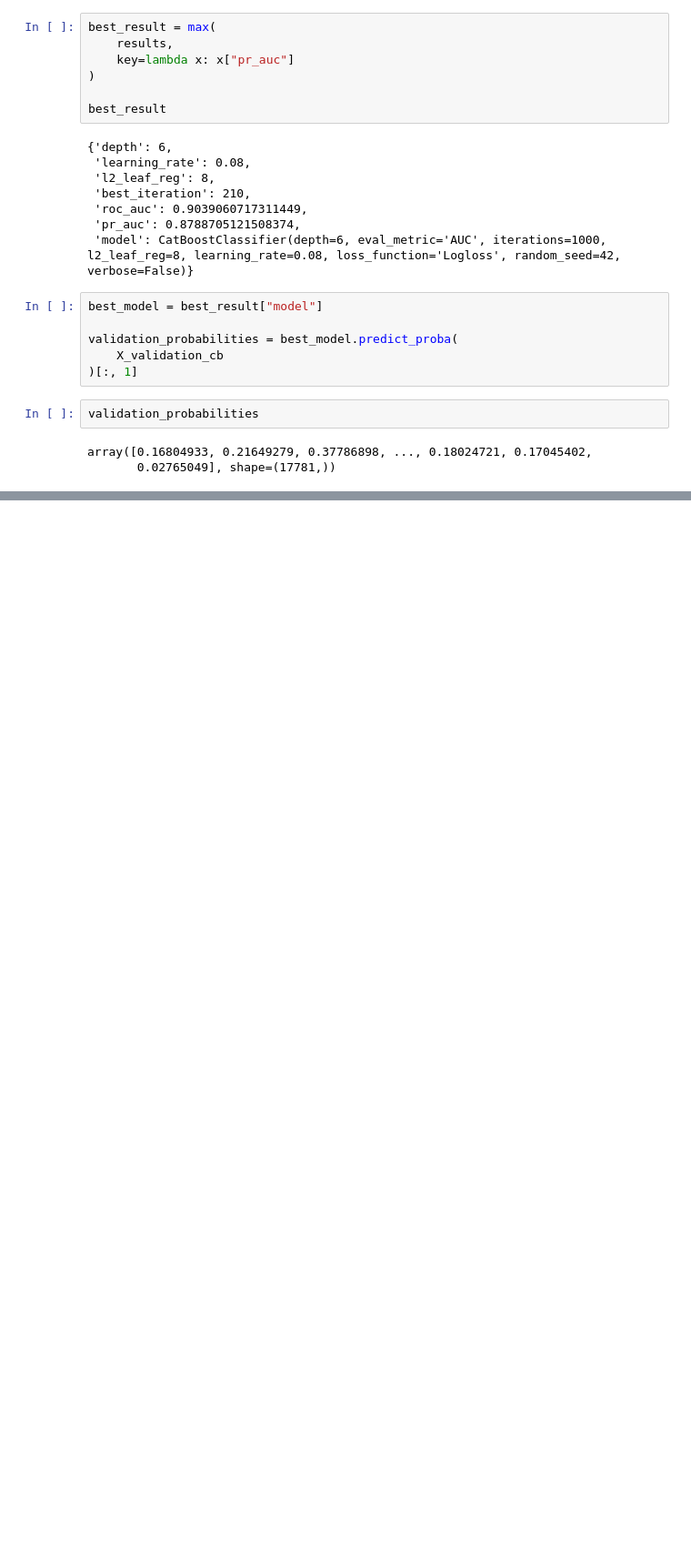
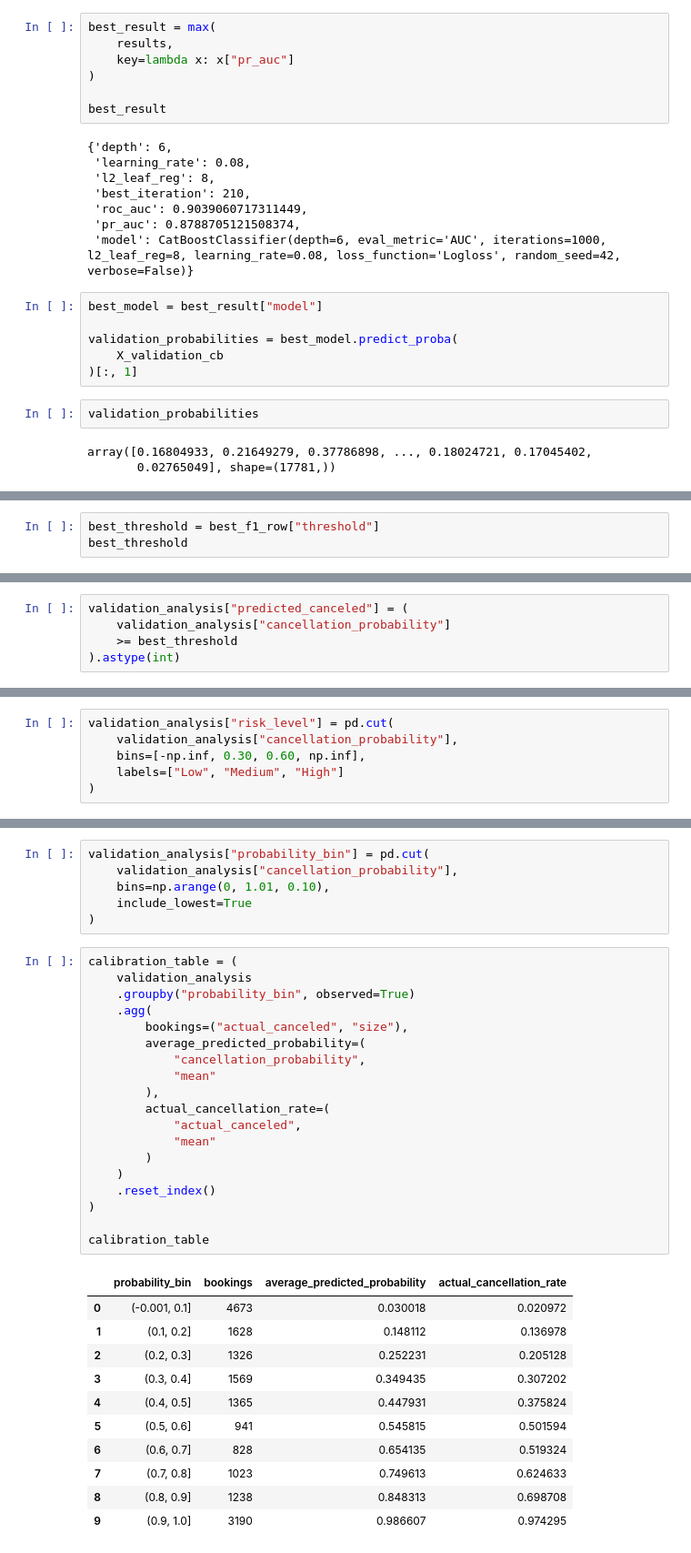
Before and after one commit to meezi123/BookingShield, a Jupyter notebook: notebooks/modeling_and_evaluation.ipynb, the cells around one changed output, grey strips where cells are left out. Shown at 91% size. Cells and saved outputs as stored; diff of their text form; blank space fills up the shorter version.

```diff
--- a/notebooks/modeling_and_evaluation.ipynb
+++ b/notebooks/modeling_and_evaluation.ipynb
@@ -787,0 +894,3 @@ array([0.16804933, 0.21649279, 0.37786898, ..., 0.18024721, 0.17045402,
+# %%
+best_threshold = best_f1_row["threshold"]
+best_threshold
@@ -787,0 +899,5 @@ array([0.16804933, 0.21649279, 0.37786898, ..., 0.18024721, 0.17045402,
+# %%
+validation_analysis["predicted_canceled"] = (
+    validation_analysis["cancellation_probability"]
+    >= best_threshold
+).astype(int)
@@ -787,0 +934,6 @@ array([0.16804933, 0.21649279, 0.37786898, ..., 0.18024721, 0.17045402,
+# %%
+validation_analysis["risk_level"] = pd.cut(
+    validation_analysis["cancellation_probability"],
+    bins=[-np.inf, 0.30, 0.60, np.inf],
+    labels=["Low", "Medium", "High"]
+)
@@ -787,0 +970,37 @@ array([0.16804933, 0.21649279, 0.37786898, ..., 0.18024721, 0.17045402,
+# %%
+validation_analysis["probability_bin"] = pd.cut(
+    validation_analysis["cancellation_probability"],
+    bins=np.arange(0, 1.01, 0.10),
+    include_lowest=True
+)
+# %%
+calibration_table = (
+    validation_analysis
+    .groupby("probability_bin", observed=True)
+    .agg(
+        bookings=("actual_canceled", "size"),
+        average_predicted_probability=(
+            "cancellation_probability",
+            "mean"
+        ),
+        actual_cancellation_rate=(
+            "actual_canceled",
+            "mean"
+        )
+    )
+    .reset_index()
+)
+
+calibration_table
+# %% [output]
+|  | probability_bin | bookings | average_predicted_probability | actual_cancellation_rate |
+| 0 | (-0.001, 0.1] | 4673 | 0.030018 | 0.020972 |
+| 1 | (0.1, 0.2] | 1628 | 0.148112 | 0.136978 |
+| 2 | (0.2, 0.3] | 1326 | 0.252231 | 0.205128 |
+| 3 | (0.3, 0.4] | 1569 | 0.349435 | 0.307202 |
+| 4 | (0.4, 0.5] | 1365 | 0.447931 | 0.375824 |
+| 5 | (0.5, 0.6] | 941 | 0.545815 | 0.501594 |
+| 6 | (0.6, 0.7] | 828 | 0.654135 | 0.519324 |
+| 7 | (0.7, 0.8] | 1023 | 0.749613 | 0.624633 |
+| 8 | (0.8, 0.9] | 1238 | 0.848313 | 0.698708 |
+| 9 | (0.9, 1.0] | 3190 | 0.986607 | 0.974295 |
```
Also changed, not shown: parts of 21 cells of this notebook.
